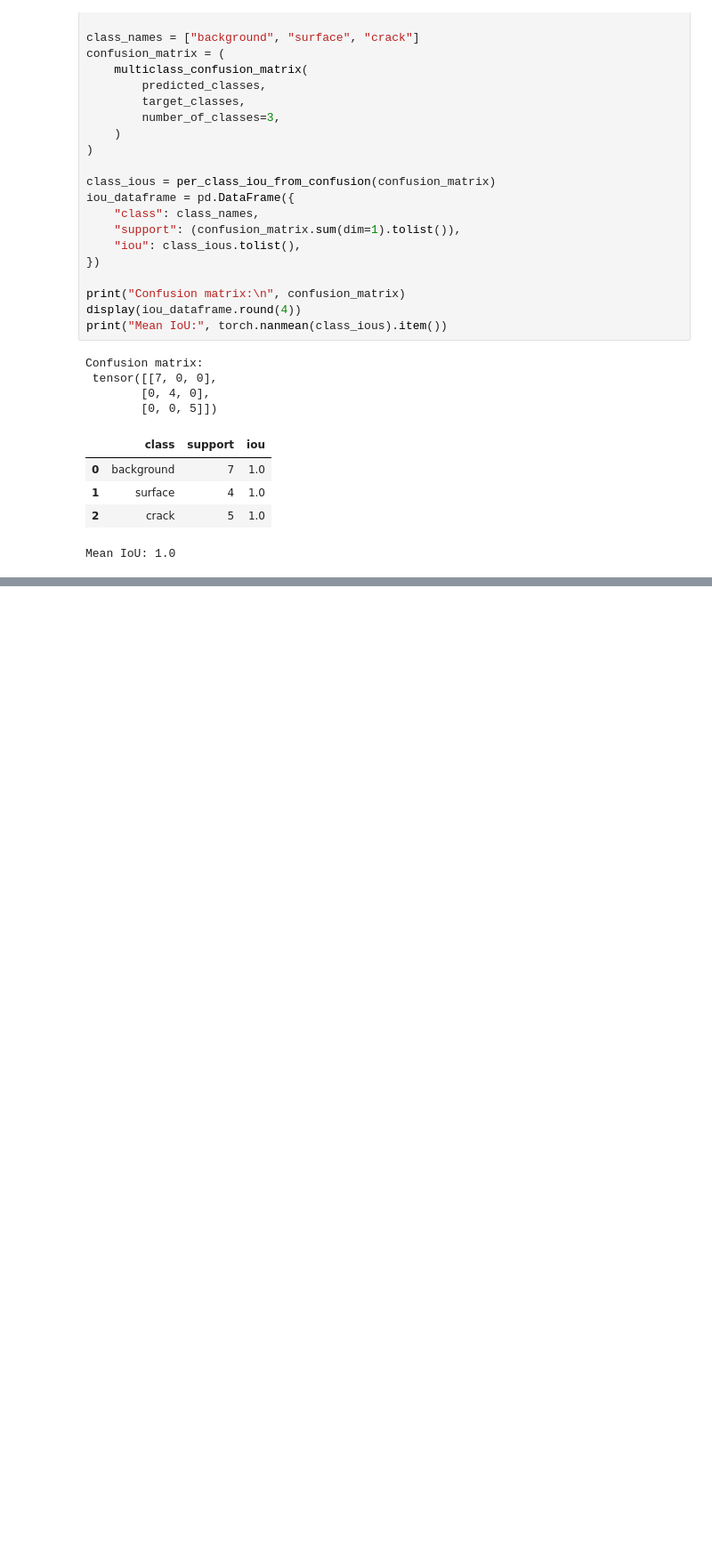
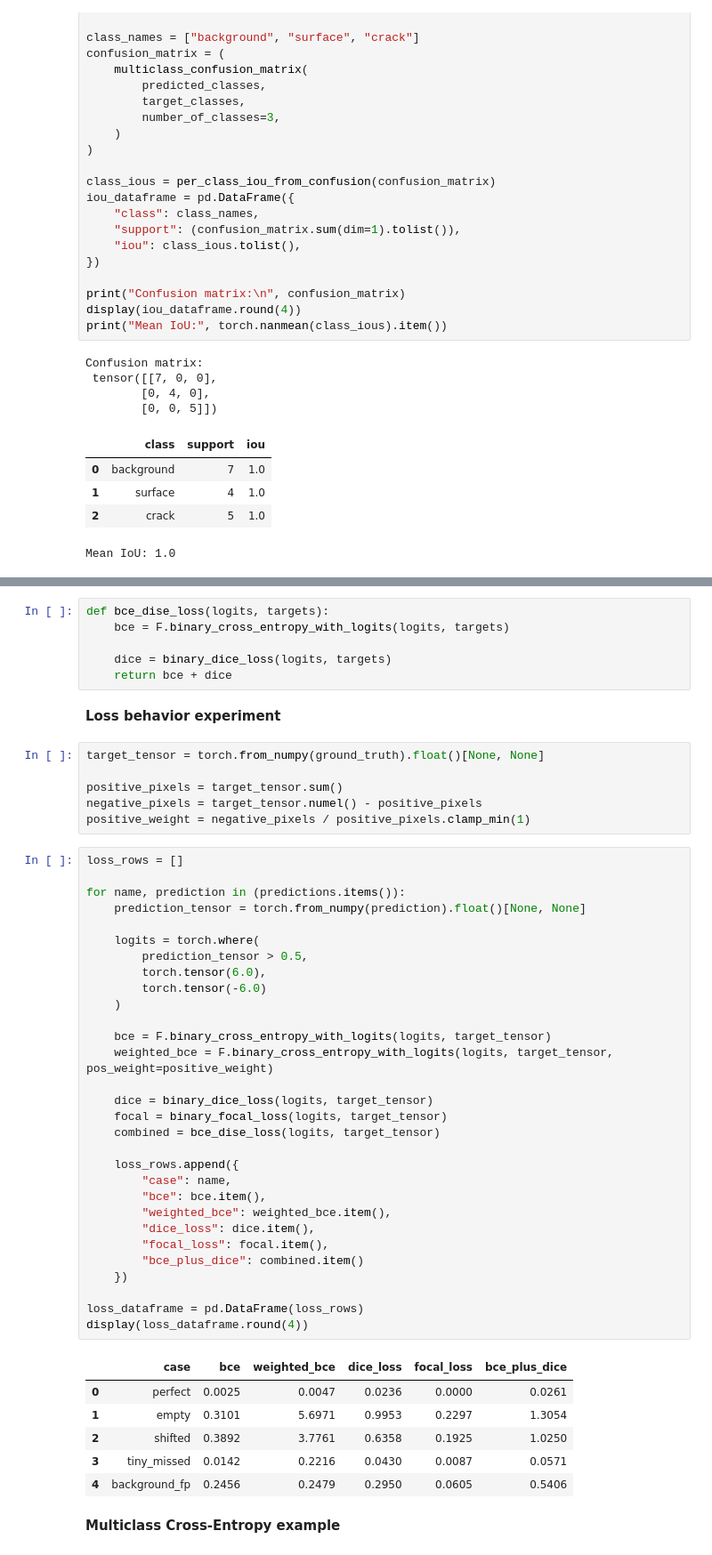
Before and after one commit to mdmohsin212/modern-vision-multimodal-lab, a Jupyter notebook: Vision/02_segmentation/segmentation_foundations.ipynb, the cells around one changed output, grey strips where cells are left out. Shown at 89% size. Saved outputs shown, nothing was run; the diff lists cells and outputs as text; blank space fills up the shorter version.

```diff
--- a/Vision/02_segmentation/segmentation_foundations.ipynb
+++ b/Vision/02_segmentation/segmentation_foundations.ipynb
@@ -376,0 +403,53 @@ Mean IoU: 1.0
+# %%
+def bce_dise_loss(logits, targets):
+    bce = F.binary_cross_entropy_with_logits(logits, targets)
+
+    dice = binary_dice_loss(logits, targets)
+    return bce + dice
+# %% [markdown]
+**Loss behavior experiment**
+# %%
+target_tensor = torch.from_numpy(ground_truth).float()[None, None]
+
+positive_pixels = target_tensor.sum()
+negative_pixels = target_tensor.numel() - positive_pixels
+positive_weight = negative_pixels / positive_pixels.clamp_min(1)
+# %%
+loss_rows = []
+
+for name, prediction in (predictions.items()):
+    prediction_tensor = torch.from_numpy(prediction).float()[None, None]
+
+    logits = torch.where(
+        prediction_tensor > 0.5,
+        torch.tensor(6.0),
+        torch.tensor(-6.0)
+    )
+
+    bce = F.binary_cross_entropy_with_logits(logits, target_tensor)
+    weighted_bce = F.binary_cross_entropy_with_logits(logits, target_tensor, pos_weight=positive_weight)
+
+    dice = binary_dice_loss(logits, target_tensor)
+    focal = binary_focal_loss(logits, target_tensor)
+    combined = bce_dise_loss(logits, target_tensor)
+
+    loss_rows.append({
+        "case": name,
+        "bce": bce.item(),
+        "weighted_bce": weighted_bce.item(),
+        "dice_loss": dice.item(),
+        "focal_loss": focal.item(),
+        "bce_plus_dice": combined.item()
+    })
+
+loss_dataframe = pd.DataFrame(loss_rows)
+display(loss_dataframe.round(4))
+# %% [output]
+|  | case | bce | weighted_bce | dice_loss | focal_loss | bce_plus_dice |
+| 0 | perfect | 0.0025 | 0.0047 | 0.0236 | 0.0000 | 0.0261 |
+| 1 | empty | 0.3101 | 5.6971 | 0.9953 | 0.2297 | 1.3054 |
+| 2 | shifted | 0.3892 | 3.7761 | 0.6358 | 0.1925 | 1.0250 |
+| 3 | tiny_missed | 0.0142 | 0.2216 | 0.0430 | 0.0087 | 0.0571 |
+| 4 | background_fp | 0.2456 | 0.2479 | 0.2950 | 0.0605 | 0.5406 |
+# %% [markdown]
+**Multiclass Cross-Entropy example**
```
Also changed, not shown: parts of 8 cells of this notebook.
